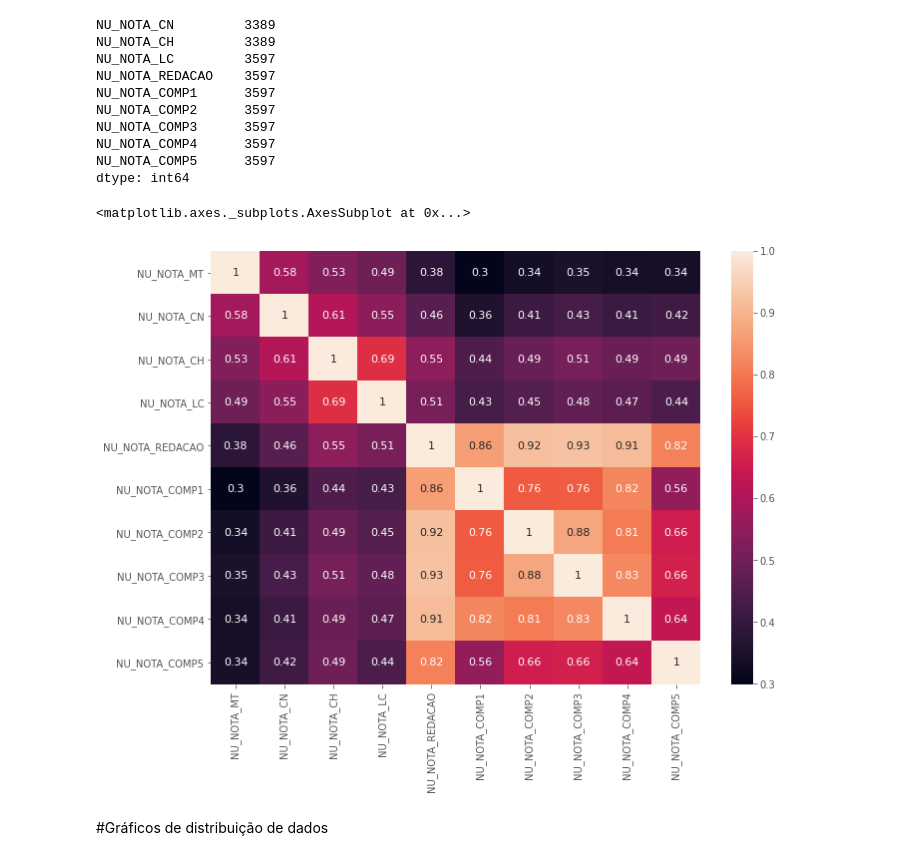
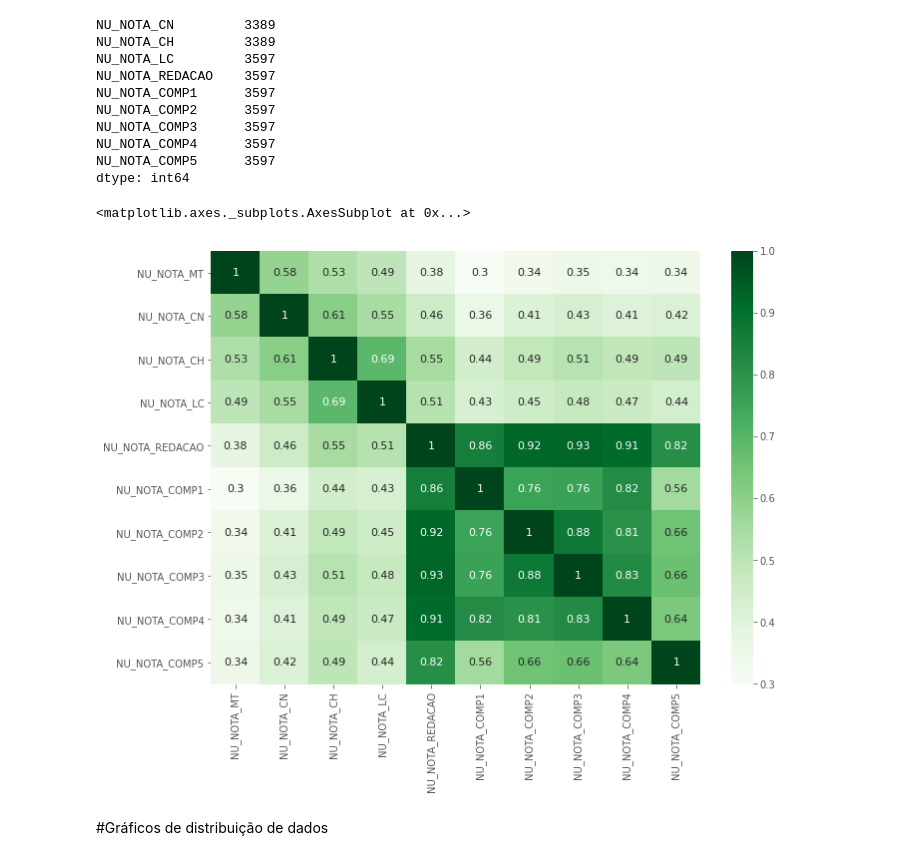
Before and after one commit to vvalcristina/codenatioDesafioEnem, a Jupyter notebook: Enem_2016.ipynb, the cells around one changed output. Drawn from its saved outputs; the diff is of its cells as text; code cells hidden in the pictures.

```diff
--- a/Enem_2016.ipynb
+++ b/Enem_2016.ipynb
@@ -103,10 +103,10 @@ dtype: int64
 correlation = train[featuresCorr].corr()
 # %%
 xaxis = plt.subplots(figsize=(11,8))
-sns.heatmap(correlation, annot=True, annot_kws={"size": 11})
+sns.heatmap(correlation, annot=True, annot_kws={"size": 11}, cmap= 'Greens')
 # %% [output]
 <matplotlib.axes._subplots.AxesSubplot at 0x...>
-[figure, old version]
+[figure, new version]
 # %% [markdown]
 #Gráficos de distribuição de dados
 # %%
```
Also changed, not shown: parts of 10 cells of this notebook.
